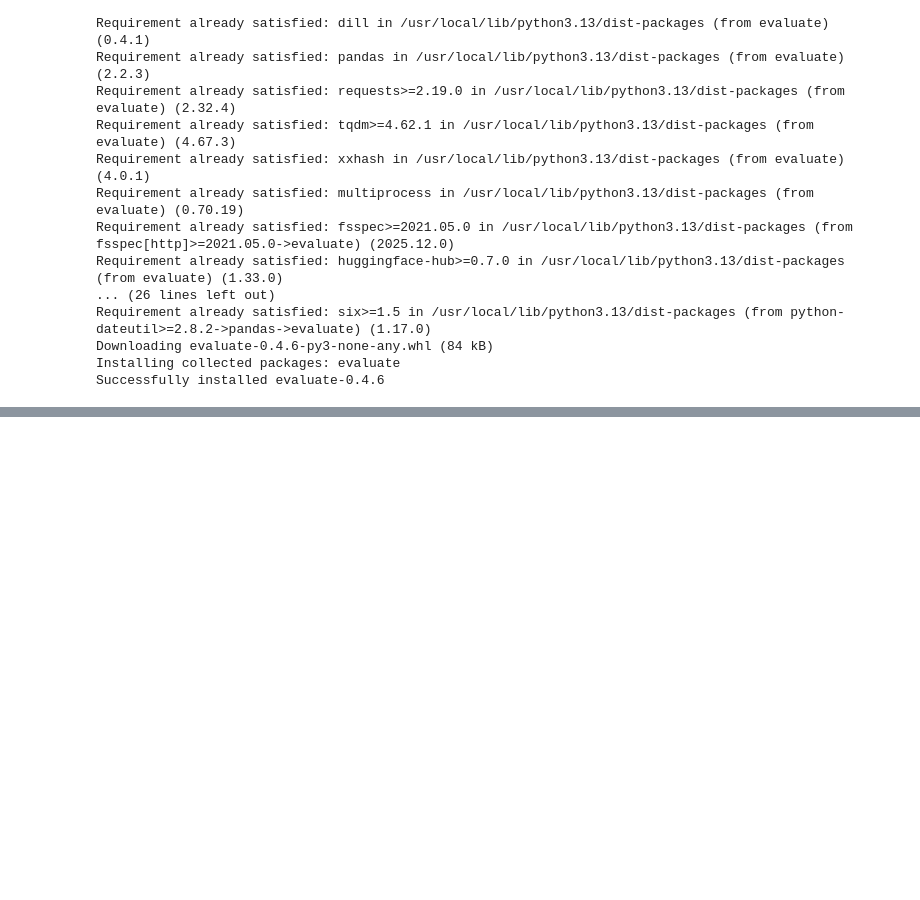
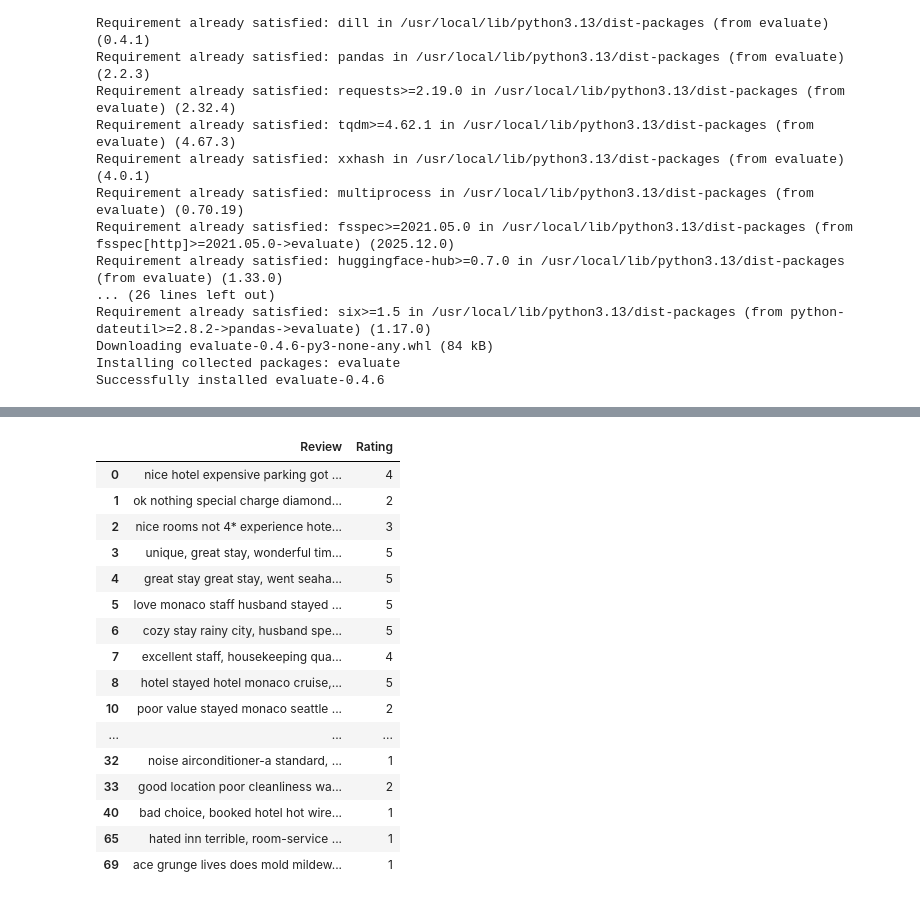
Before and after one commit to wanderer878/jupyter, a Jupyter notebook: Text_classification_XLnet_practice.ipynb, the cells around one changed output, grey strips where cells are left out. Drawn from its saved outputs; the diff is of its cells as text; code cells hidden in the pictures; blank space fills up the shorter version.

```diff
--- a/Text_classification_XLnet_practice.ipynb
+++ b/Text_classification_XLnet_practice.ipynb
@@ -73,0 +75,21 @@ sns.countplot(data, y= data["rating"], orient= "h")
+# %%
+g = data_train.groupby('Rating')
+g.head()
+# %% [output]
+|  | Review | Rating |
+| 0 | nice hotel expensive parking got ... | 4 |
+| 1 | ok nothing special charge diamond... | 2 |
+| 2 | nice rooms not 4* experience hote... | 3 |
+| 3 | unique, great stay, wonderful tim... | 5 |
+| 4 | great stay great stay, went seaha... | 5 |
+| 5 | love monaco staff husband stayed ... | 5 |
+| 6 | cozy stay rainy city, husband spe... | 5 |
+| 7 | excellent staff, housekeeping qua... | 4 |
+| 8 | hotel stayed hotel monaco cruise,... | 5 |
+| 10 | poor value stayed monaco seattle ... | 2 |
+| ... | ... | ... |
+| 32 | noise airconditioner-a standard, ... | 1 |
+| 33 | good location poor cleanliness wa... | 2 |
+| 40 | bad choice, booked hotel hot wire... | 1 |
+| 65 | hated inn terrible, room-service ... | 1 |
+| 69 | ace grunge lives does mold mildew... | 1 |
```
Also changed, not shown: parts of 15 cells of this notebook.
